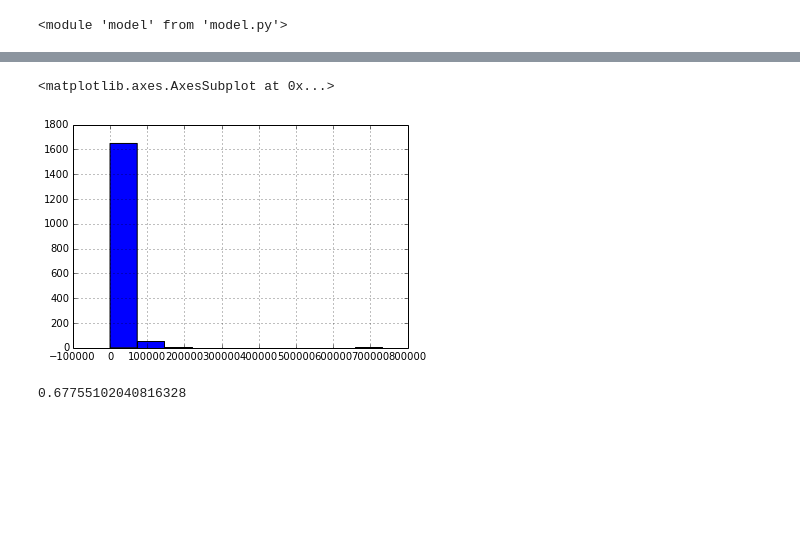
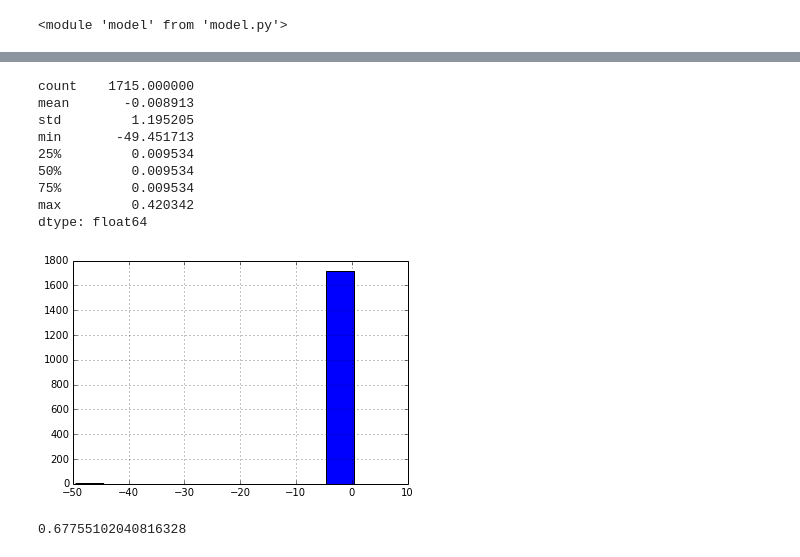
Before and after one commit to paulsef/zipfianpersonalproject, a Jupyter notebook: Untitled0.ipynb, the cells around one changed output, grey strips where cells are left out. Cells and saved outputs as stored; diff of their text form; code cells hidden in the pictures; blank space fills up the shorter version.

```diff
--- a/Untitled0.ipynb
+++ b/Untitled0.ipynb
@@ -88,8 +88,22 @@ Name: use_diff_days, dtype: float64
-# %%
-trainun['playcount'].hist()
-# %% [output]
-<matplotlib.axes.AxesSubplot at 0x...>
-[figure, removed]
+# %%
+mins = [np.min(train[col]) for col in train.columns]
+x = np.argsort(mins)[0]
+y = np.sort(mins)
+train.iloc[:,x]
+train.columns[x]
+train.indie.hist()
+print train.indie.describe()
+# %% [output]
+count    1715.000000
+mean       -0.008913
+std         1.195205
+min       -49.451713
+25%         0.009534
+50%         0.009534
+75%         0.009534
+max         0.420342
+dtype: float64
+[figure, added]
 # %%
 '''
 build model on invented class distribution
```
Also changed, not shown: parts of 1 cell of this notebook, 1 other file.
